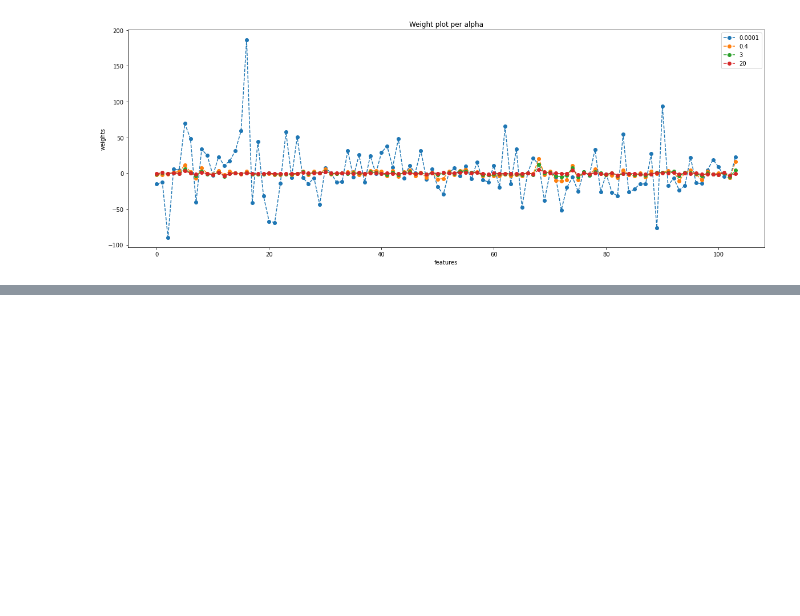
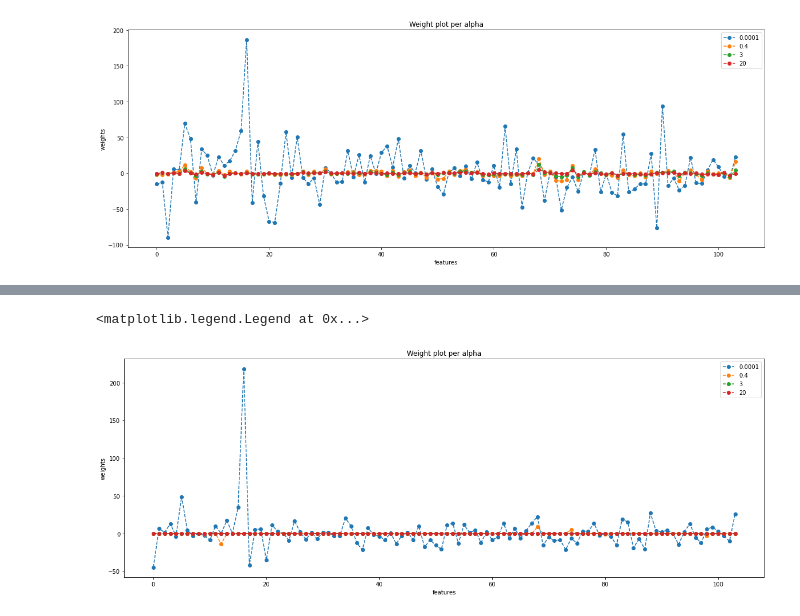
Before and after one commit to abeljoshuacruzada/Auto_BeLMS, a Jupyter notebook: Example.ipynb, the cells around one changed output, grey strips where cells are left out. Drawn from its saved outputs; the diff is of its cells as text; code cells hidden in the pictures; blank space fills up the shorter version.

```diff
--- a/Example.ipynb
+++ b/Example.ipynb
@@ -264,0 +295,11 @@ plt.legend()
+# %%
+plt.figure(figsize=(20,7))
+ax = plt.gca()
+lreg.create_weightplot_axes(lreg.alist[4::4], ax)
+ax.set_xlabel('features')
+ax.set_ylabel('weights')
+ax.set_title('Weight plot per alpha')
+plt.legend()
+# %% [output]
+<matplotlib.legend.Legend at 0x...>
+[figure, added]
```
Also changed, not shown: parts of 6 cells of this notebook, 3 other files.
